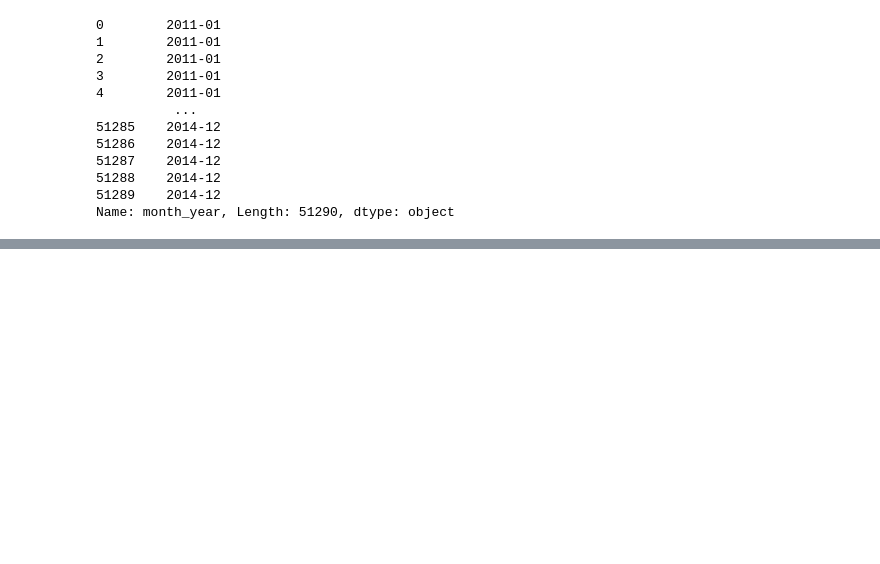
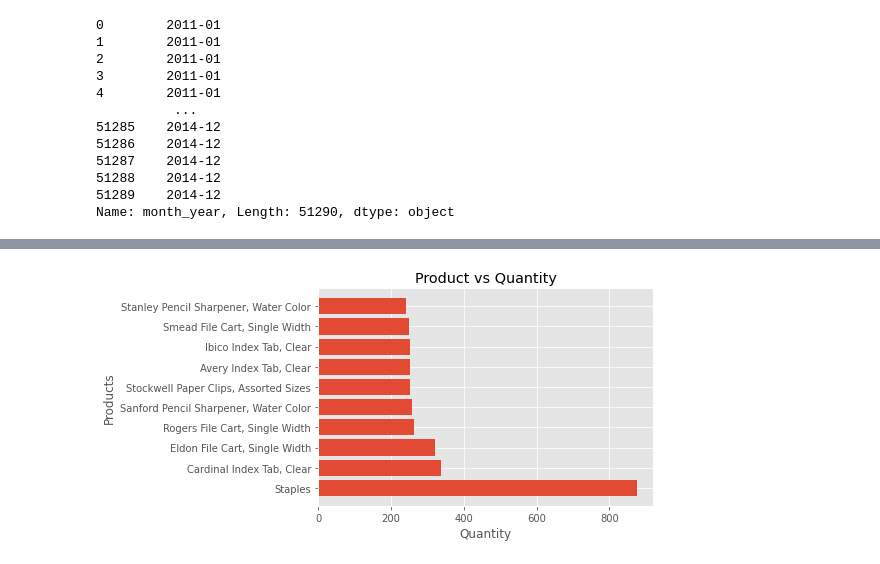
Before and after one commit to jbernalg/data_analysis_projects, a Jupyter notebook: Sales_Analysis_SuperStore/notebook.ipynb, the cells around one changed output, grey strips where cells are left out. Saved outputs shown, nothing was run; the diff lists cells and outputs as text; code cells hidden in the pictures; blank space fills up the shorter version.

```diff
--- a/Sales_Analysis_SuperStore/notebook.ipynb
+++ b/Sales_Analysis_SuperStore/notebook.ipynb
@@ -139,0 +182,4 @@ plt.show()
+# %%
+#Sorting sell_prod
+sell_pro = sell_pro.sort_values('quantity', ascending=False).reset_index()
+sell_pro
@@ -139,0 +200,12 @@ plt.show()
+# %%
+#Visualization of data by means of a histogram
+x = sell_pro['product_name'][:10]
+y = sell_pro['quantity'][:10]
+
+plt.barh(x,y)
+plt.title('Product vs Quantity')
+plt.xlabel('Quantity')
+plt.ylabel('Products')
+plt.show()
+# %% [output]
+[figure, added]
```
Also changed, not shown: parts of 17 cells of this notebook, 4 other files.
